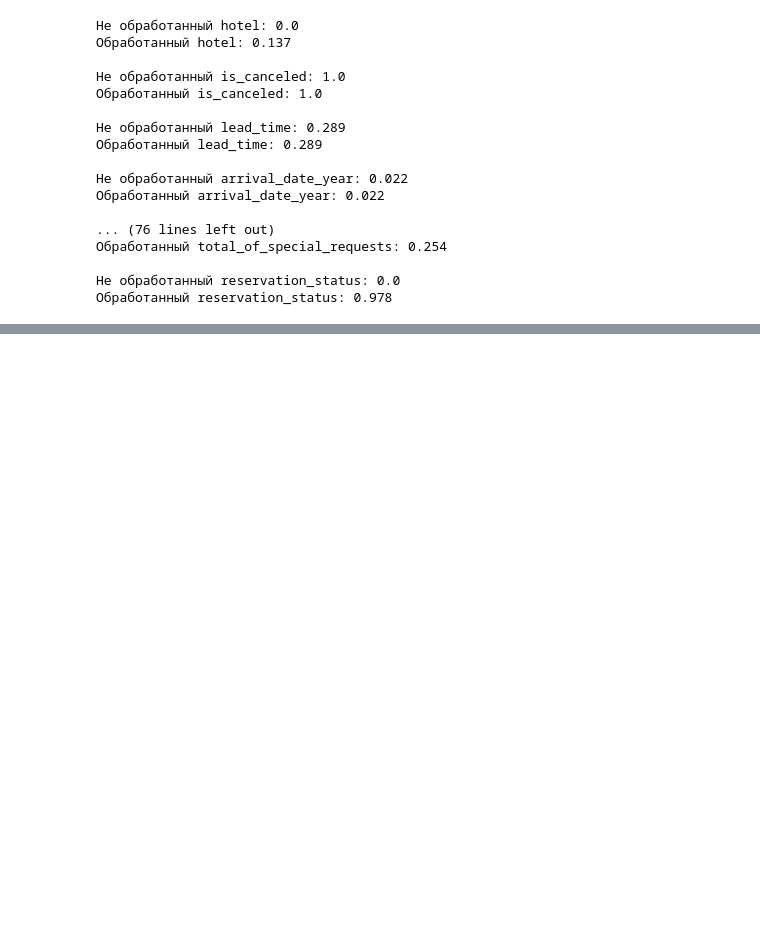
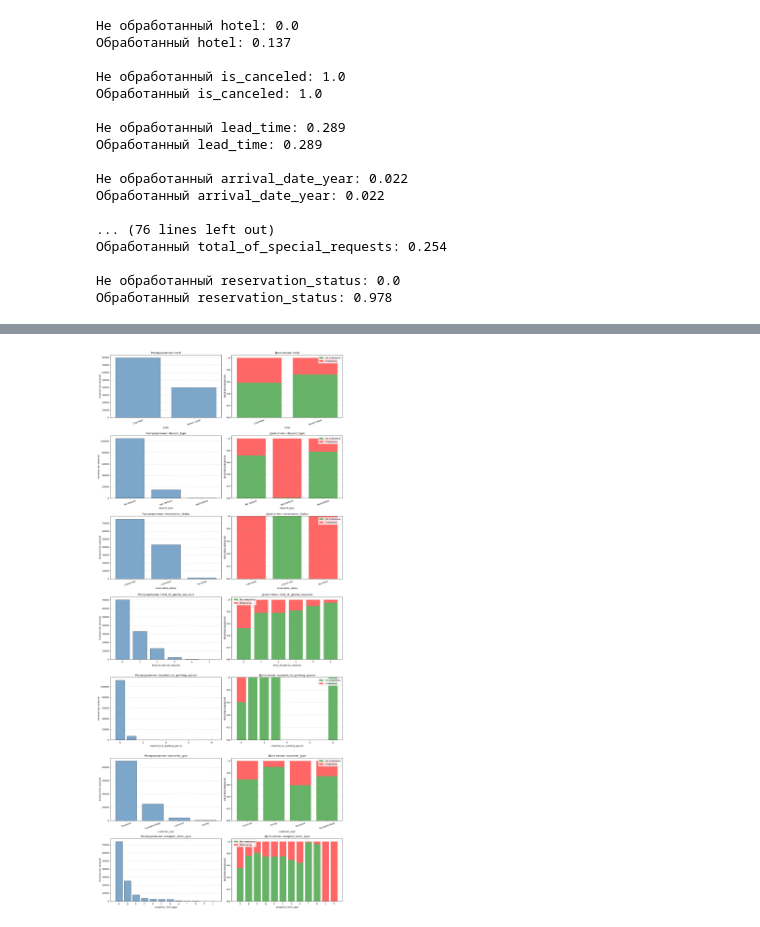
Before and after one commit to fblfca/pet_project2, a Jupyter notebook: notebooks/01_data_exploration.ipynb, the cells around one changed output, grey strips where cells are left out. Saved outputs shown, nothing was run; the diff lists cells and outputs as text; code cells hidden in the pictures; blank space fills up the shorter version.

```diff
--- a/notebooks/01_data_exploration.ipynb
+++ b/notebooks/01_data_exploration.ipynb
@@ -508,0 +597,57 @@ for col in df_prep_dcor_matrix.index:
+# %%
+features = ['hotel', 'deposit_type', 'reservation_status', 'total_of_special_requests', 'required_car_parking_spaces',
+            'customer_type', 'assigned_room_type']
+
+fig, axes = plt.subplots(len(features), 2, figsize=(16, 36))
+
+for i, feature in enumerate(features):
+    counts = df_int[feature].value_counts()
+
+    axes[i, 0].bar(
+        counts.index,
+        counts.values,
+        color='steelblue',
+        edgecolor='black',
+        alpha=0.7
+    )
+
+    axes[i, 0].set_title(f'Распределение: {feature}')
+    axes[i, 0].set_xlabel(feature)
+    axes[i, 0].set_ylabel('Количество записей')
+    axes[i, 0].tick_params(axis='x', rotation=20)
+    axes[i, 0].grid(axis='y', linestyle='--', alpha=0.6)
+
+    shares = pd.crosstab(
+        df_int[feature],
+        df_prep['is_canceled'],
+        normalize='index'
+    ).reindex(columns=[0, 1], fill_value=0)
+
+    axes[i, 1].bar(
+        shares.index,
+        shares[0],
+        label='Не отменены',
+        color='green',
+        alpha=0.6
+    )
+
+    axes[i, 1].bar(
+        shares.index,
+        shares[1],
+        bottom=shares[0],
+        label='Отменены',
+        color='red',
+        alpha=0.6
+    )
+
+    axes[i, 1].set_title(f'Доля отмен: {feature}')
+    axes[i, 1].set_xlabel(feature)
+    axes[i, 1].set_ylabel('Доля бронирований')
+    axes[i, 1].tick_params(axis='x', rotation=20)
+    axes[i, 1].grid(axis='y', linestyle='--', alpha=0.6)
+    axes[i, 1].legend()
+
+plt.tight_layout()
+plt.show()
+# %% [output]
+[figure, added]
```
Also changed, not shown: parts of 6 cells of this notebook, 2 other files.
